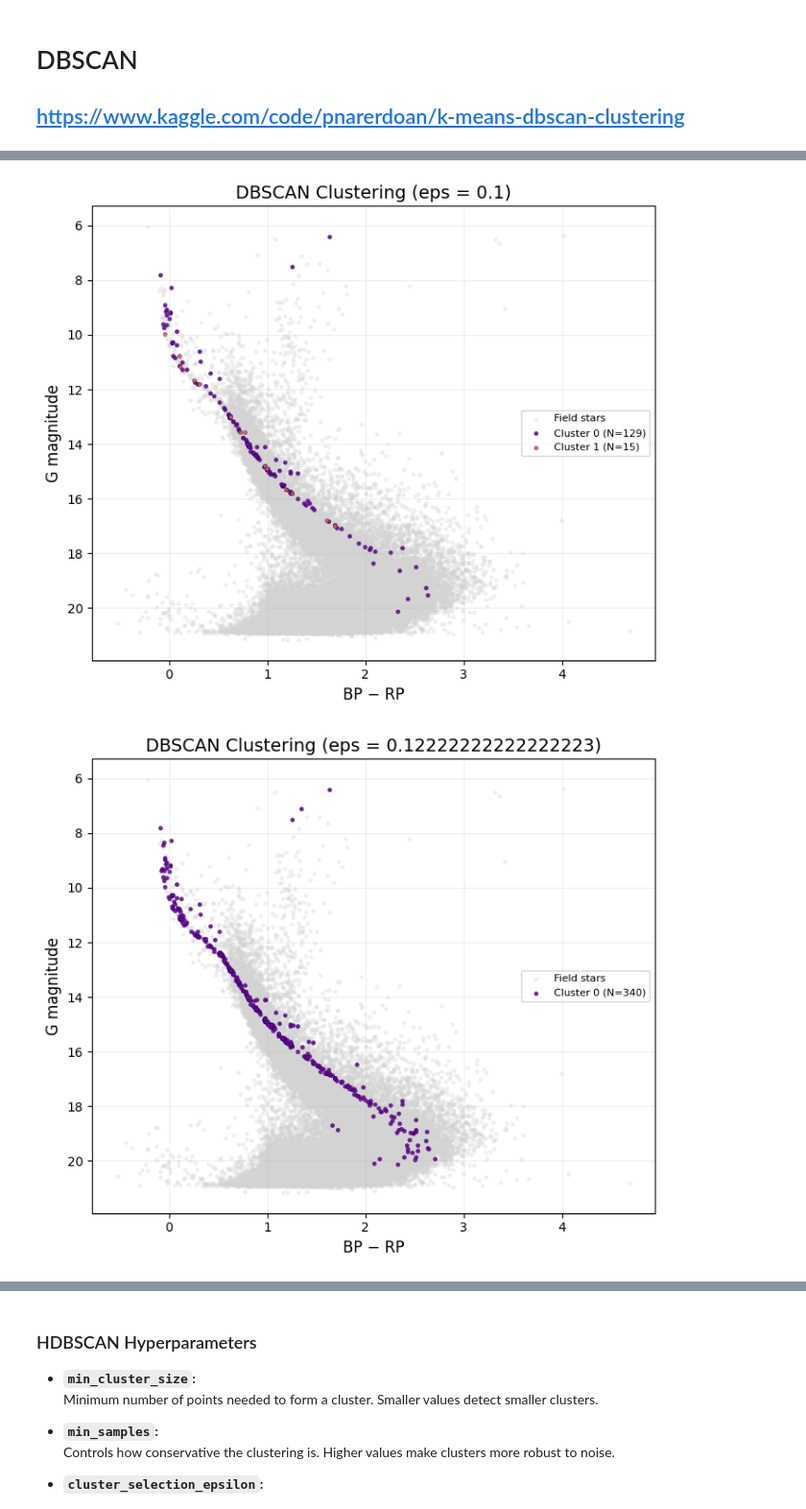
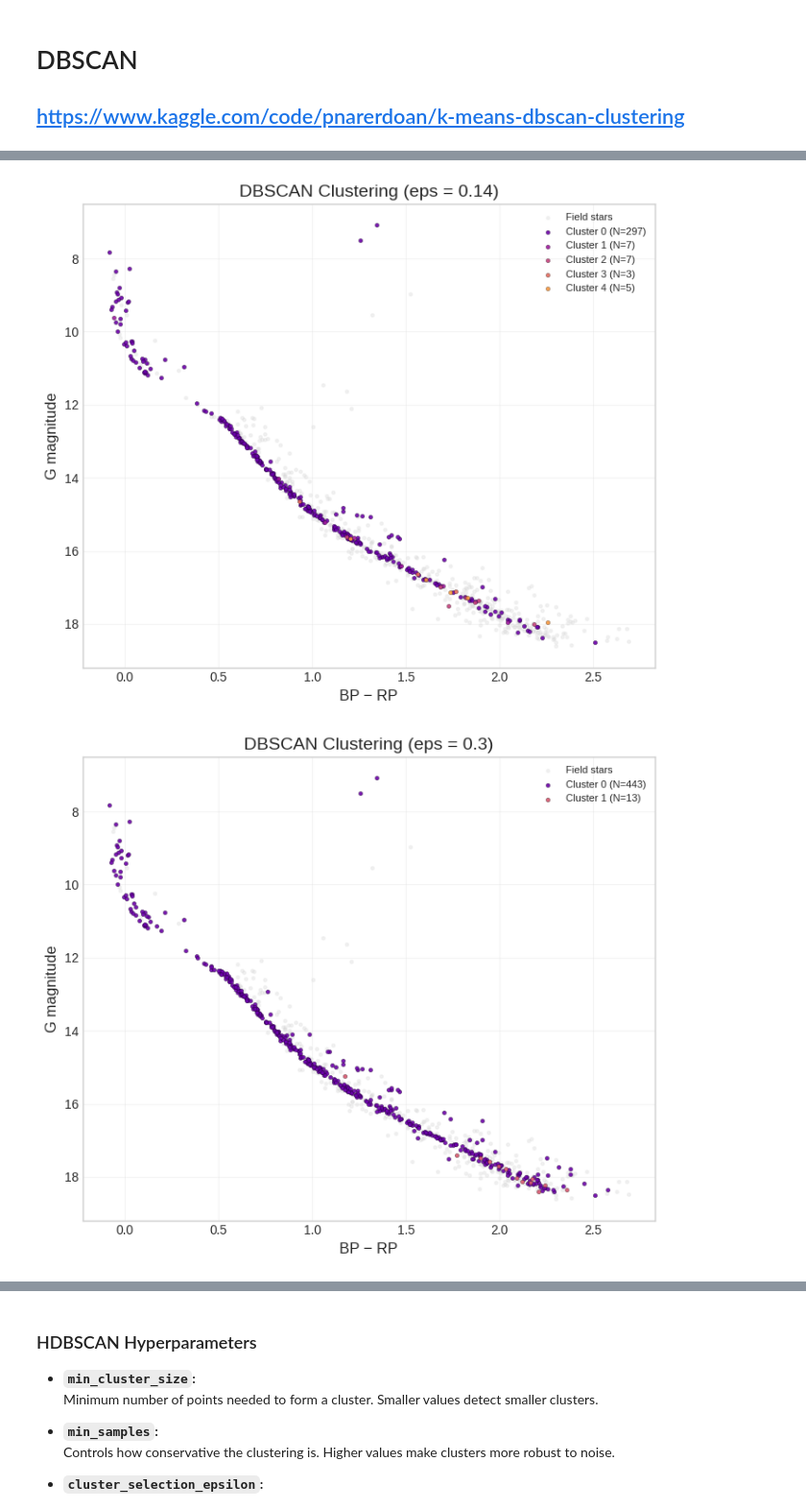
Before and after one commit to yohuan98i-hue/perteneciaDB_HD, a Jupyter notebook: M41.ipynb, the cells around one changed output, grey strips where cells are left out. Shown at 96% size. Saved outputs shown, nothing was run; the diff lists cells and outputs as text; code cells hidden in the pictures.

```diff
--- a/M41.ipynb
+++ b/M41.ipynb
@@ -112,0 +110,13 @@ df = pd.read_csv('M41_query_result_full.csv') # full gaia sample for one cluster
+# %%
+x=pd.read_csv('M41new.csv')
+df = pd.read_csv('M41new.csv').query('parallax_over_error > 10') # full gaia sample for one cluster
+#df.info()
+print((df.columns))
+print('ra=',df["ra"].min(), df["ra"].max())
+print('dec=',df["dec"].min(), df["dec"].max())
+print('numeroestrellas= ',len(df))
+
+print((x.columns))
+print('ra=',x["ra"].min(), x["ra"].max())
+print('dec=',x["dec"].min(), x["dec"].max())
+print('numeroestrellas= ',len(x))
@@ -129,5 +201,5 @@ fig.tight_layout()
 # %%
-clustering_on = ['ra','dec','pmra','pmdec','parallax']
+clustering_on = ['pmra','pmdec','parallax']
 
 data = df[clustering_on]
 data = RobustScaler().fit_transform(data)
@@ -158,6 +230,6 @@ data = RobustScaler().fit_transform(data)
 
 ## https://www.kaggle.com/code/pnarerdoan/k-means-dbscan-clustering
 # %%
-eps_grid = np.linspace(0.1, 0.3, 10)
+eps_grid = np.linspace(0.14, 0.3, 2)
 eps_grid
 # %% [output]
@@ -166,7 +237,7 @@ array([0.1       , 0.12222222, 0.14444444, 0.16666667, 0.18888889,
 # %%
 for eps_ in eps_grid:
 
-    db = DBSCAN(eps=eps_, min_samples=10).fit(data) # n_jobs=-1
+    db = DBSCAN(eps=eps_, min_samples=5).fit(data) # n_jobs=-1
 
     labels = db.labels_
     df['label_db'] = labels
@@ -217,7 +303,7 @@ for eps_ in eps_grid:
 # %%
 for eps_ in eps_grid:
 
-    db = DBSCAN(eps=eps_, min_samples=15).fit(data)
+    db = DBSCAN(eps=eps_, min_samples=5).fit(data)
 
     labels = db.labels_
     df['label_db'] = labels
@@ -247,32 +333,32 @@ for eps_ in eps_grid:
 
         if i == -1:
             continue
 
         mask = df['label_db'] == i
         n_stars = np.sum(mask)
 
         plt.scatter(
             (df['phot_bp_mean_mag'] - df['phot_rp_mean_mag'])[mask],
             df['phot_g_mean_mag'][mask],
             s=10,
             color=col,
             edgecolor='black',
             linewidth=0.2,
             alpha=0.9,
             label=f"Cluster {i} (N={n_stars})"
         )
 
     plt.xlabel("BP − RP", fontsize=12)
     plt.ylabel("G magnitude", fontsize=12)
 
     plt.grid(alpha=0.2)
 
     plt.legend(fontsize=8)
 
     plt.gca().invert_yaxis()
 
     plt.tight_layout()
     plt.show()
 # %% [output]
-[figure, old version]
+[figure, new version]
-[figure, old version]
+[figure, new version]
```
Also changed, not shown: parts of 19 cells of this notebook, 1 other file.
